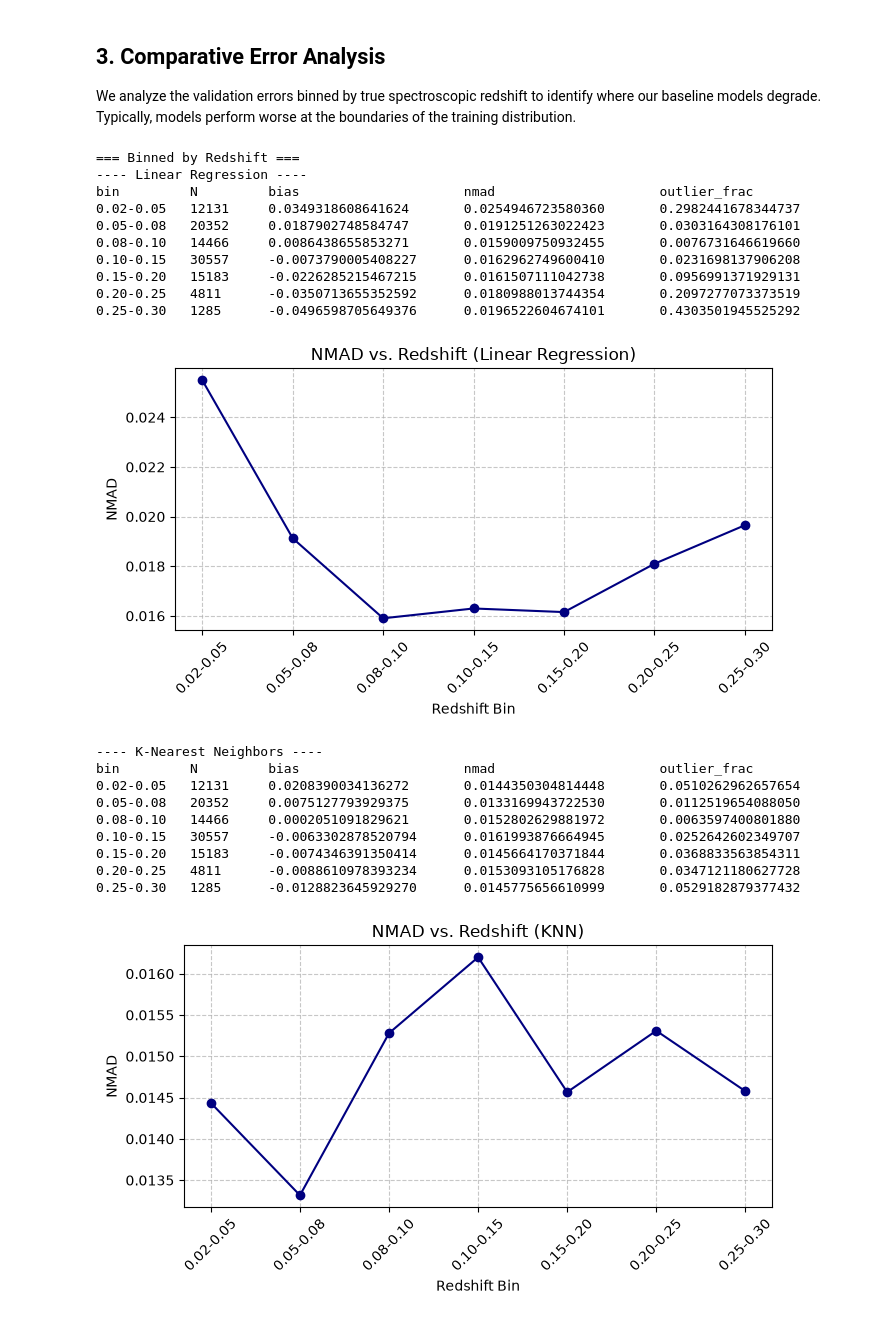
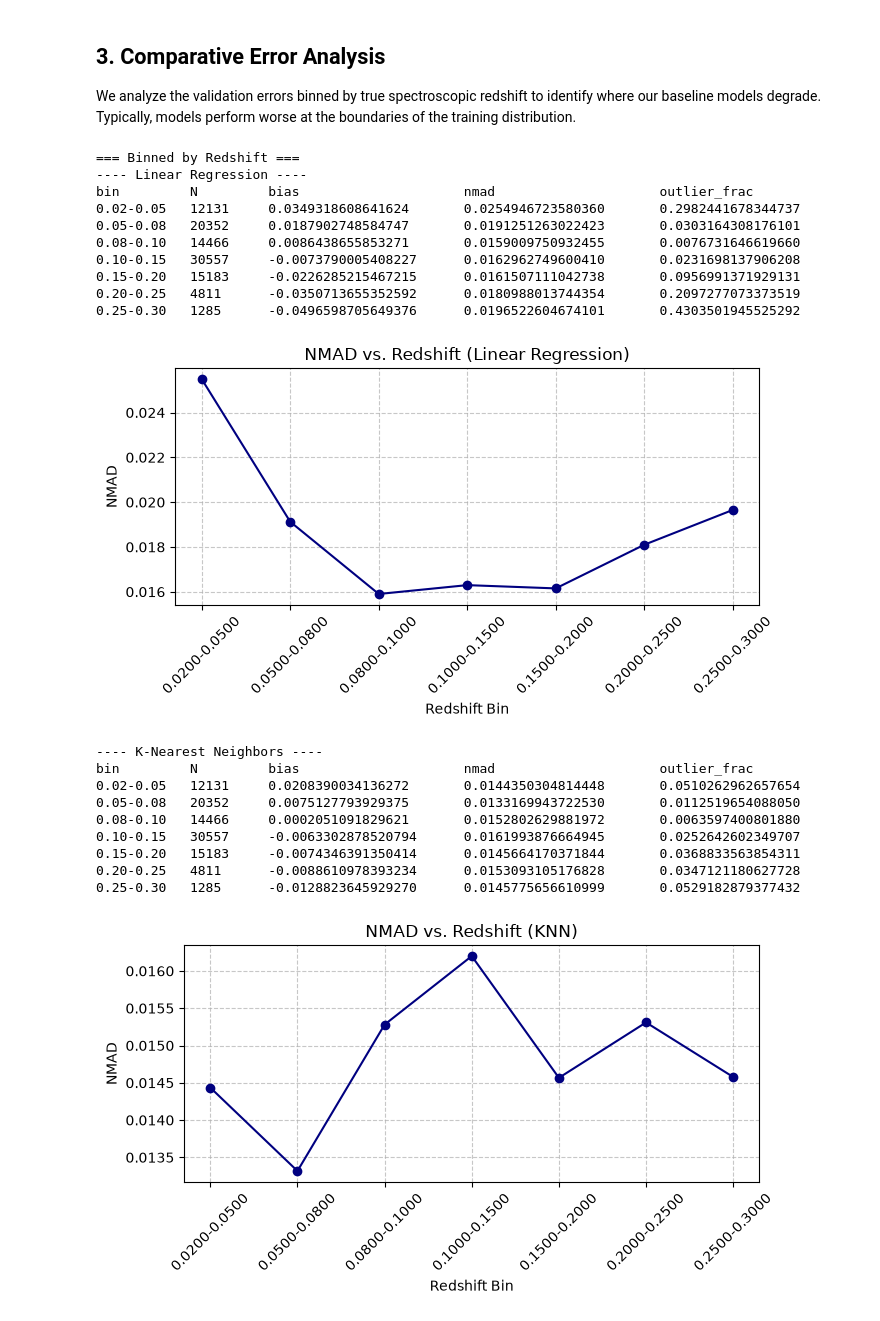
Before and after one commit to stonedegree/photoz-redshift-estimation, a Jupyter notebook: notebooks/02_baseline_models.ipynb, the cells around one changed output. Drawn from its saved outputs; the diff is of its cells as text; code cells hidden in the pictures.

```diff
--- a/notebooks/02_baseline_models.ipynb
+++ b/notebooks/02_baseline_models.ipynb
@@ -171,42 +171,42 @@ z_bins = [0.02, 0.05, 0.08, 0.10, 0.15, 0.20, 0.25, 0.30]
 
 print("=== Binned by Redshift ===")
 # Linear Regression
-utils.binned_metrics(z_pred_val_lin, y_val, z_bins, label="Linear Regression")
+utils.binned_metrics(z_pred_val_lin, y_val, y_val, z_bins, label="Linear Regression")
 utils.plot_binned_metric(
     feature_array=y_val,
     bins=z_bins,
     xlabel='Redshift Bin',
     ylabel='NMAD',
     title='NMAD vs. Redshift (Linear Regression)',
     metric_type='nmad',
     z_pred=z_pred_val_lin,
     z_true=y_val
 )
 
 # KNN
-utils.binned_metrics(z_pred_val_knn, y_val, z_bins, label="K-Nearest Neighbors")
+utils.binned_metrics(z_pred_val_knn, y_val, y_val, z_bins, label="K-Nearest Neighbors")
 utils.plot_binned_metric(
     feature_array=y_val,
     bins=z_bins,
     xlabel='Redshift Bin',
     ylabel='NMAD',
     title='NMAD vs. Redshift (KNN)',
     metric_type='nmad',
     z_pred=z_pred_val_knn,
     z_true=y_val
 )
 # %% [output]
 === Binned by Redshift ===
 ---- Linear Regression ----
 bin         N         bias                     nmad                     outlier_frac
 0.02-0.05   12131     0.0349318608641624       0.0254946723580360       0.2982441678344737
 0.05-0.08   20352     0.0187902748584747       0.0191251263022423       0.0303164308176101
 0.08-0.10   14466     0.0086438655853271       0.0159009750932455       0.0076731646619660
 0.10-0.15   30557     -0.0073790005408227      0.0162962749600410       0.0231698137906208
 0.15-0.20   15183     -0.0226285215467215      0.0161507111042738       0.0956991371929131
 0.20-0.25   4811      -0.0350713655352592      0.0180988013744354       0.2097277073373519
 0.25-0.30   1285      -0.0496598705649376      0.0196522604674101       0.4303501945525292
-[figure, old version]
+[figure, new version]
 ---- K-Nearest Neighbors ----
 bin         N         bias                     nmad                     outlier_frac
 0.02-0.05   12131     0.0208390034136272       0.0144350304814448       0.0510262962657654
@@ -216,4 +216,4 @@ bin         N         bias                     nmad                     outlier_
 0.15-0.20   15183     -0.0074346391350414      0.0145664170371844       0.0368833563854311
 0.20-0.25   4811      -0.0088610978393234      0.0153093105176828       0.0347121180627728
 0.25-0.30   1285      -0.0128823645929270      0.0145775656610999       0.0529182879377432
-[figure, old version]
+[figure, new version]
```
Also changed, not shown: parts of 2 cells of this notebook.
